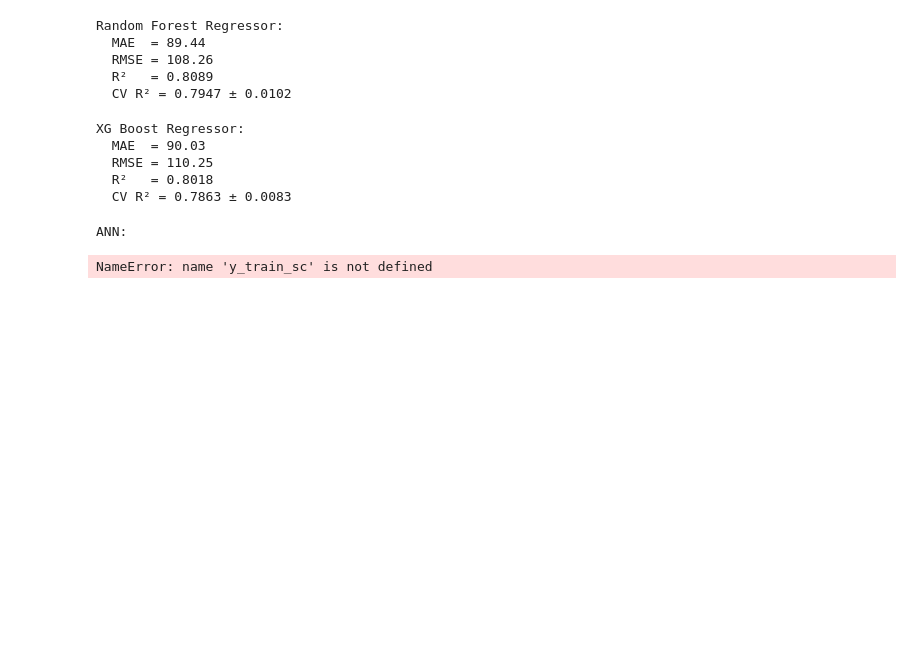
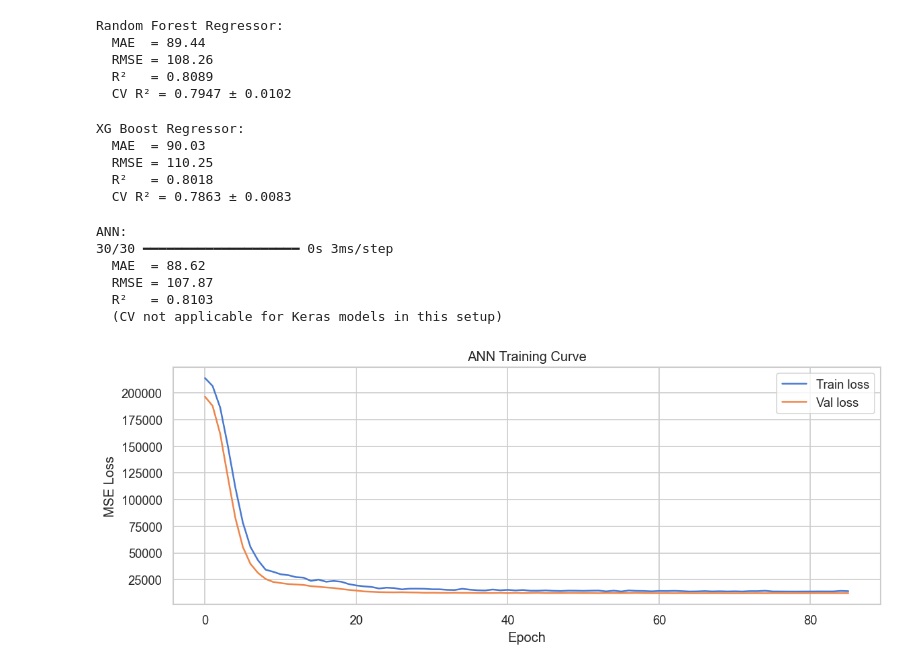
Before and after one commit to heyisula/caloriesense, a Jupyter notebook: train.ipynb, the cells around one changed output. Cells and saved outputs as stored; diff of their text form; code cells hidden in the pictures; blank space fills up the shorter version.

Commit message:
Model Training Update
Tuning the weights of ANN to get better Results

```diff
--- a/train.ipynb
+++ b/train.ipynb
@@ -691,37 +691,42 @@ lr_sched = ReduceLROnPlateau(
 )
 
 history = ann.fit(
-    X_train_sc, y_train_sc,
+    X_train_sc, y_train,
     validation_split=0.15,
     epochs=300,
     batch_size=32,
     callbacks=[early_stop, lr_sched],
     verbose=0
 )
 
 pred_ann = ann.predict(X_test_sc).flatten()
 mae_ann  = mean_absolute_error(y_test, pred_ann)
 rmse_ann = np.sqrt(mean_squared_error(y_test, pred_ann))
 r2_ann   = r2_score(y_test, pred_ann)
 
 results['ANN'] = {'MAE': mae_ann, 'RMSE': rmse_ann, 'R2': r2_ann,
                   'CV_R2_mean': float('nan'), 'CV_R2_std': float('nan')}
 
 print(f'  MAE  = {mae_ann:.2f}')
 print(f'  RMSE = {rmse_ann:.2f}')
 print(f'  R²   = {r2_ann:.4f}')
 print('  (CV not applicable for Keras models in this setup)')
 
 # Training curve
 plt.figure(figsize=(10, 4))
 plt.plot(history.history['loss'], label='Train loss')
 plt.plot(history.history['val_loss'], label='Val loss')
 plt.xlabel('Epoch')
 plt.ylabel('MSE Loss')
 plt.title('ANN Training Curve')
 plt.legend()
 plt.tight_layout()
 plt.show()
 # %% [output]
 ANN:
+30/30 ━━━━━━━━━━━━━━━━━━━━ 0s 3ms/step
+  MAE  = 88.62
+  RMSE = 107.87
+  R²   = 0.8103
+  (CV not applicable for Keras models in this setup)
-NameError: name 'y_train_sc' is not defined
+[figure, added]
```
